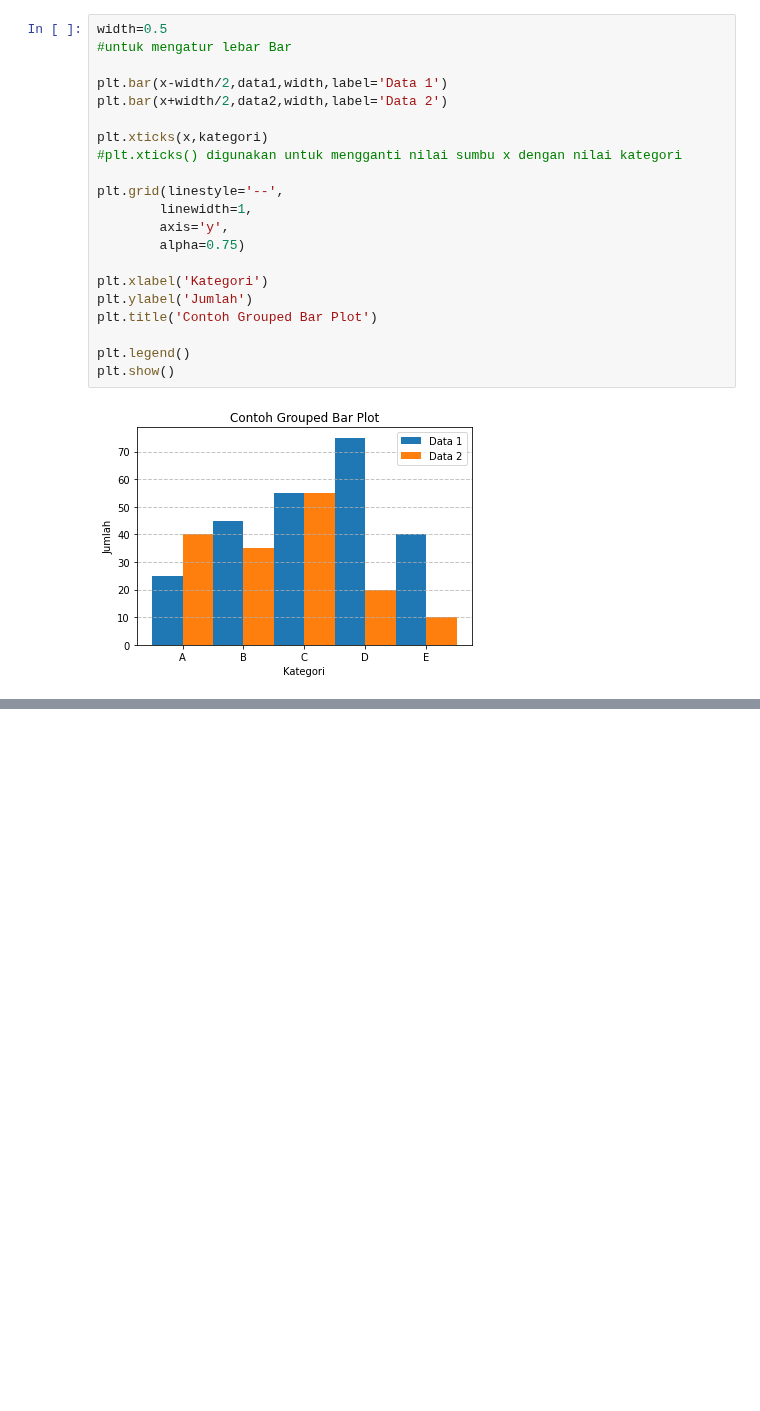
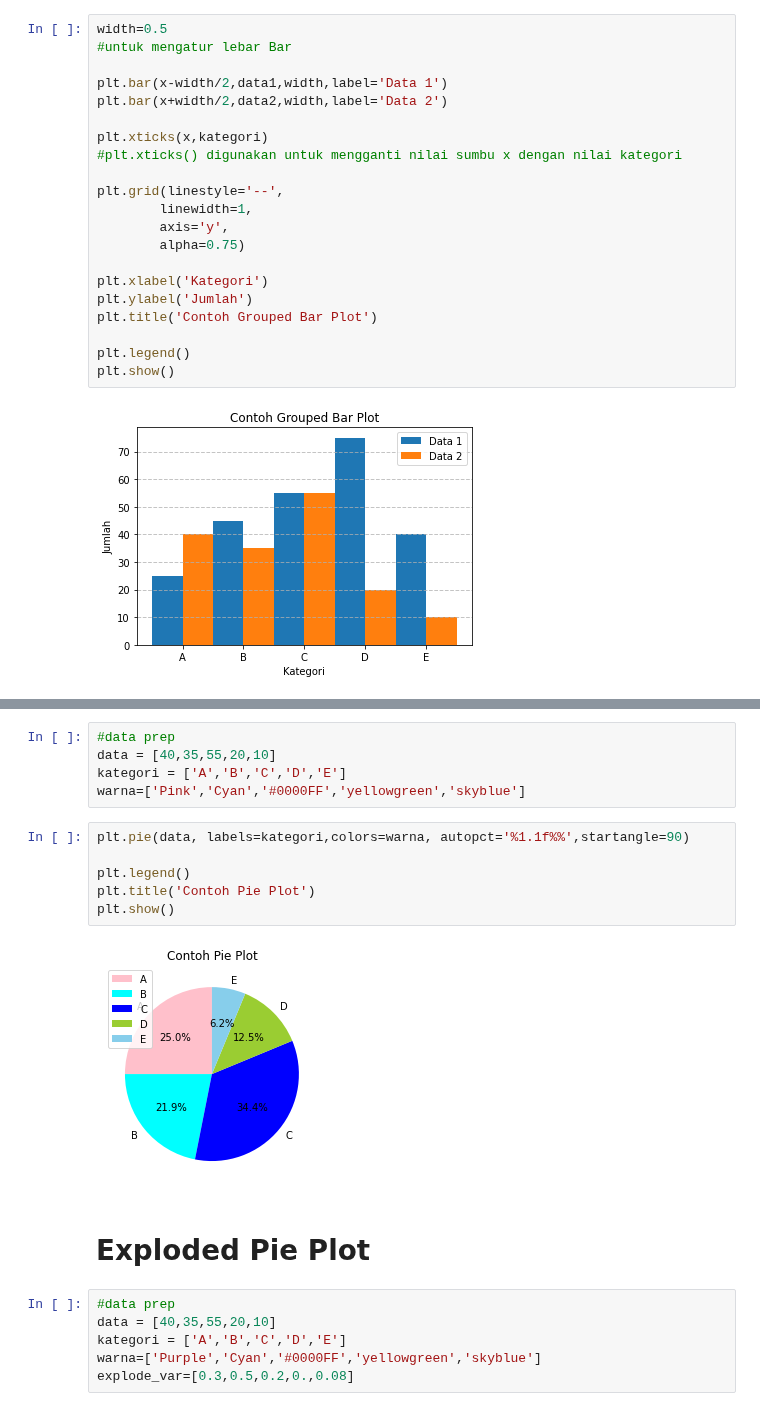
Before and after one commit to MarkvinsonAvatara/Matplotlib_learn, a Jupyter notebook: MatplotlibLearnWeek4.ipynb, the cells around one changed output, grey strips where cells are left out. Drawn from its saved outputs; the diff is of its cells as text; blank space fills up the shorter version.

```diff
--- a/MatplotlibLearnWeek4.ipynb
+++ b/MatplotlibLearnWeek4.ipynb
@@ -165,0 +202,21 @@ plt.show()
+# %%
+#data prep
+data = [40,35,55,20,10]
+kategori = ['A','B','C','D','E']
+warna=['Pink','Cyan','#0000FF','yellowgreen','skyblue']
+# %%
+plt.pie(data, labels=kategori,colors=warna, autopct='%1.1f%%',startangle=90)
+
+plt.legend()
+plt.title('Contoh Pie Plot')
+plt.show()
+# %% [output]
+[figure, added]
+# %% [markdown]
+# Exploded Pie Plot
+# %%
+#data prep
+data = [40,35,55,20,10]
+kategori = ['A','B','C','D','E']
+warna=['Purple','Cyan','#0000FF','yellowgreen','skyblue']
+explode_var=[0.3,0.5,0.2,0.,0.08]
```
Also changed, not shown: parts of 10 cells of this notebook.
